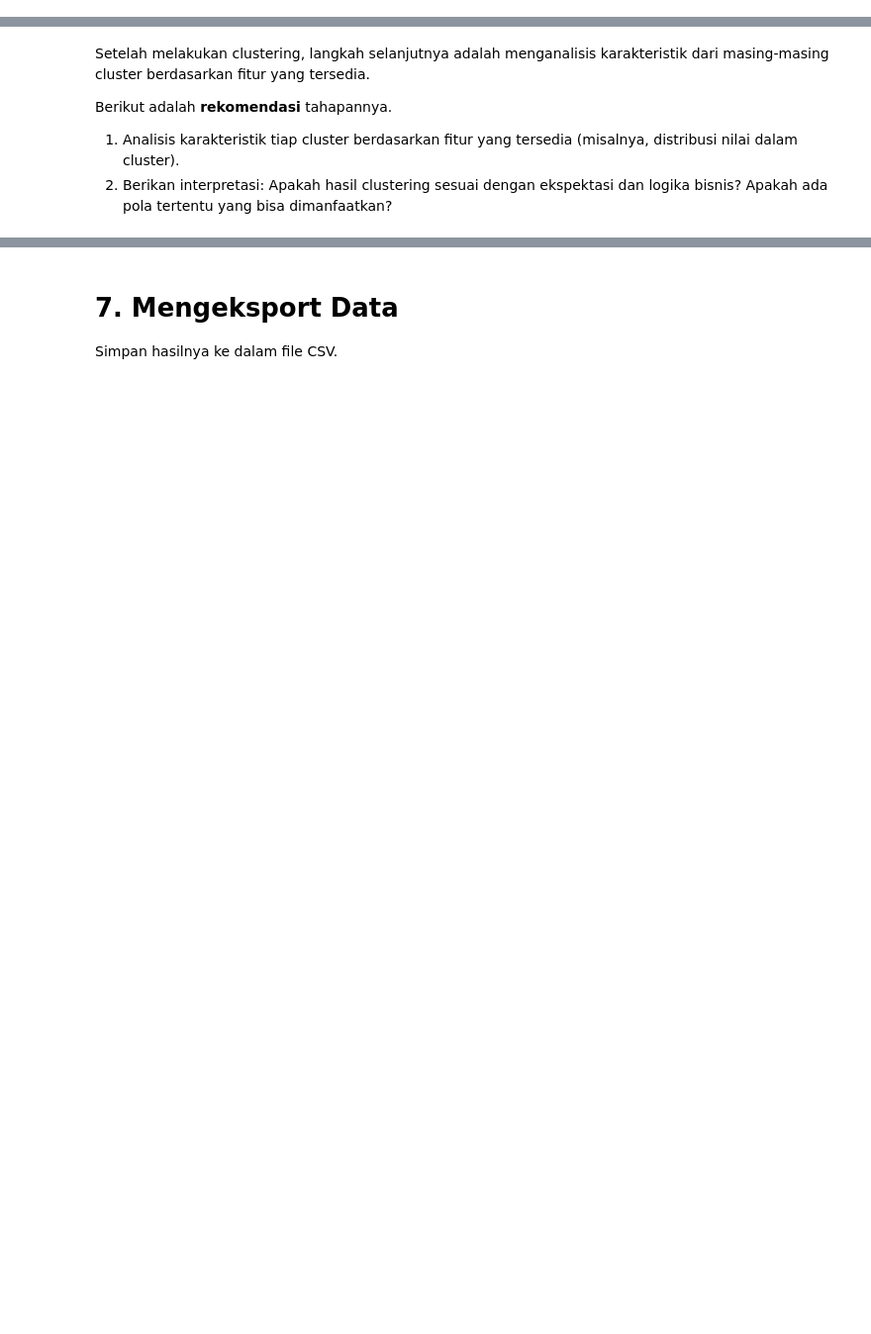
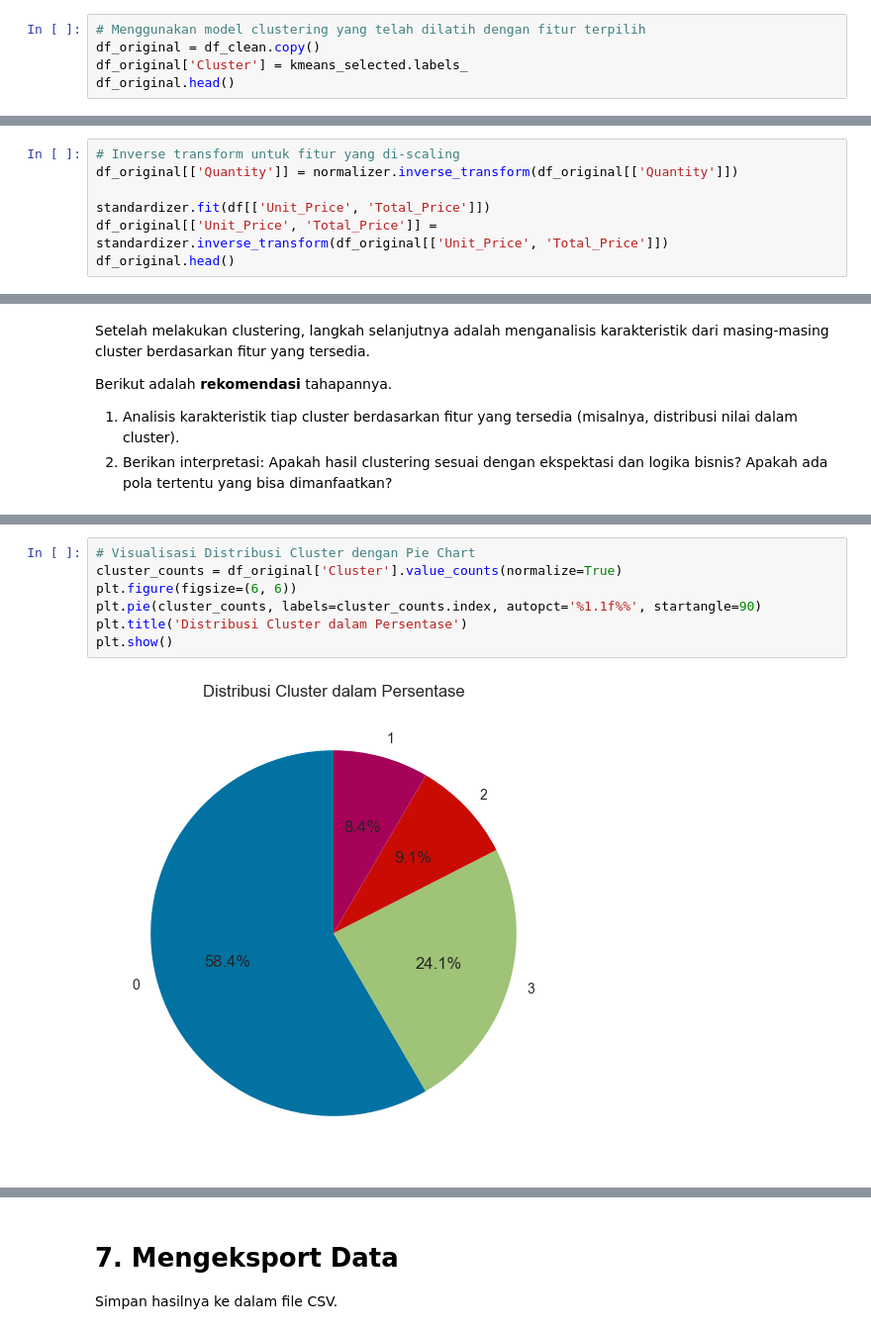
Before and after one commit to adrianramadhan/beverage-sales-ml-submission, a Jupyter notebook: [Clustering]_Submission_Akhir_BMLP_AdrianPutraRamadhan.ipynb, the cells around one changed output, grey strips where cells are left out. Shown at 99% size. Drawn from its saved outputs; the diff is of its cells as text; blank space fills up the shorter version.

```diff
--- a/[Clustering]_Submission_Akhir_BMLP_AdrianPutraRamadhan.ipynb
+++ b/[Clustering]_Submission_Akhir_BMLP_AdrianPutraRamadhan.ipynb
@@ -695,0 +694,5 @@ df_original['Fitur'] = df_normalized['Fitur']
+# %%
+# Menggunakan model clustering yang telah dilatih dengan fitur terpilih
+df_original = df_clean.copy()
+df_original['Cluster'] = kmeans_selected.labels_
+df_original.head()
@@ -705,0 +714,7 @@ df_normalized[['Fitur_Numerik']] = scaler.inverse_transform(df_normalized[['Fitu
+# %%
+# Inverse transform untuk fitur yang di-scaling
+df_original[['Quantity']] = normalizer.inverse_transform(df_original[['Quantity']])
+
+standardizer.fit(df[['Unit_Price', 'Total_Price']])
+df_original[['Unit_Price', 'Total_Price']] = standardizer.inverse_transform(df_original[['Unit_Price', 'Total_Price']])
+df_original.head()
@@ -738,0 +748,9 @@ Berikut adalah analisis karakteristik untuk setiap cluster yang dihasilkan dari
+# %%
+# Visualisasi Distribusi Cluster dengan Pie Chart
+cluster_counts = df_original['Cluster'].value_counts(normalize=True)
+plt.figure(figsize=(6, 6))
+plt.pie(cluster_counts, labels=cluster_counts.index, autopct='%1.1f%%', startangle=90)
+plt.title('Distribusi Cluster dalam Persentase')
+plt.show()
+# %% [output]
+[figure, added]
```
Also changed, not shown: parts of 13 cells of this notebook, 1 other file.
